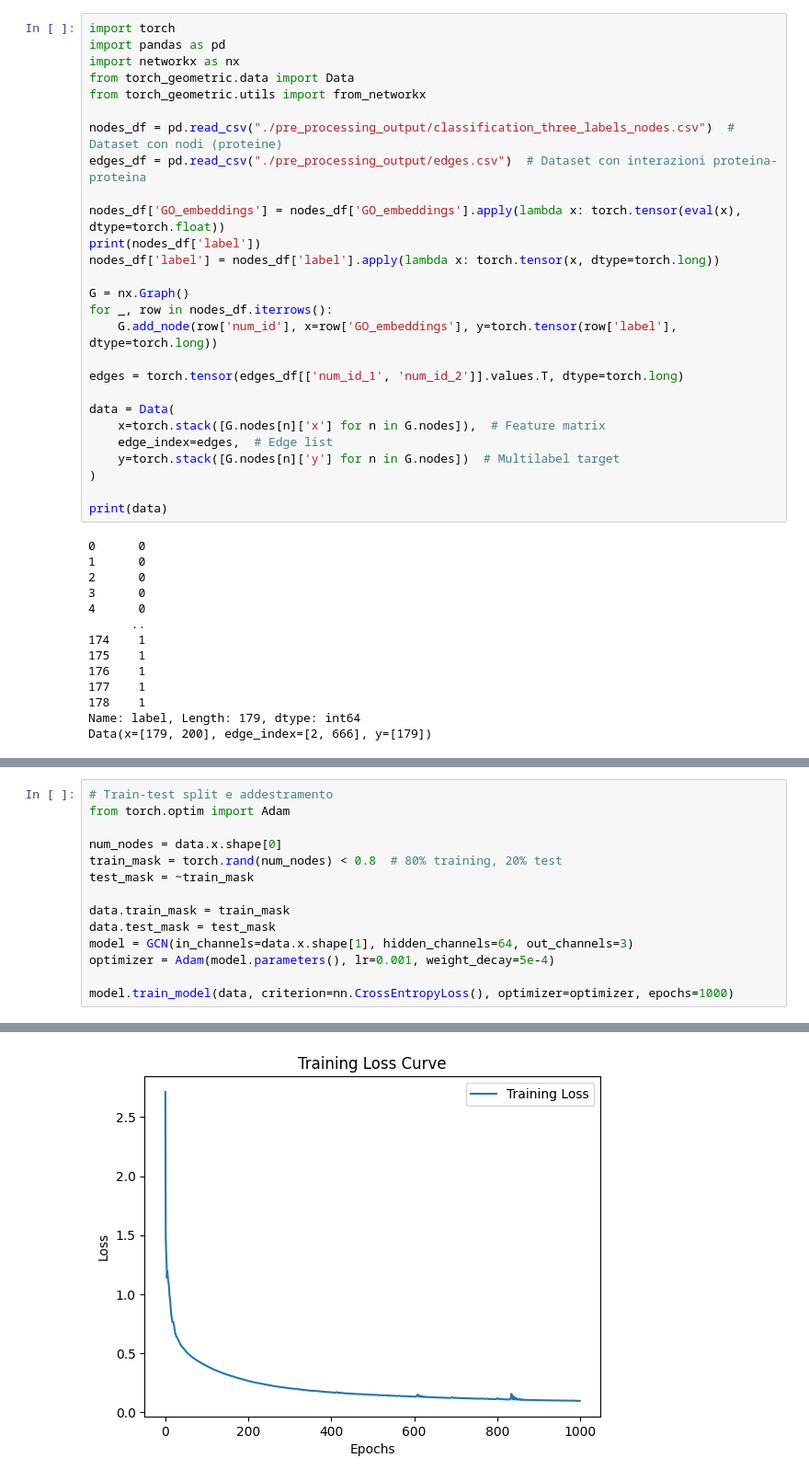
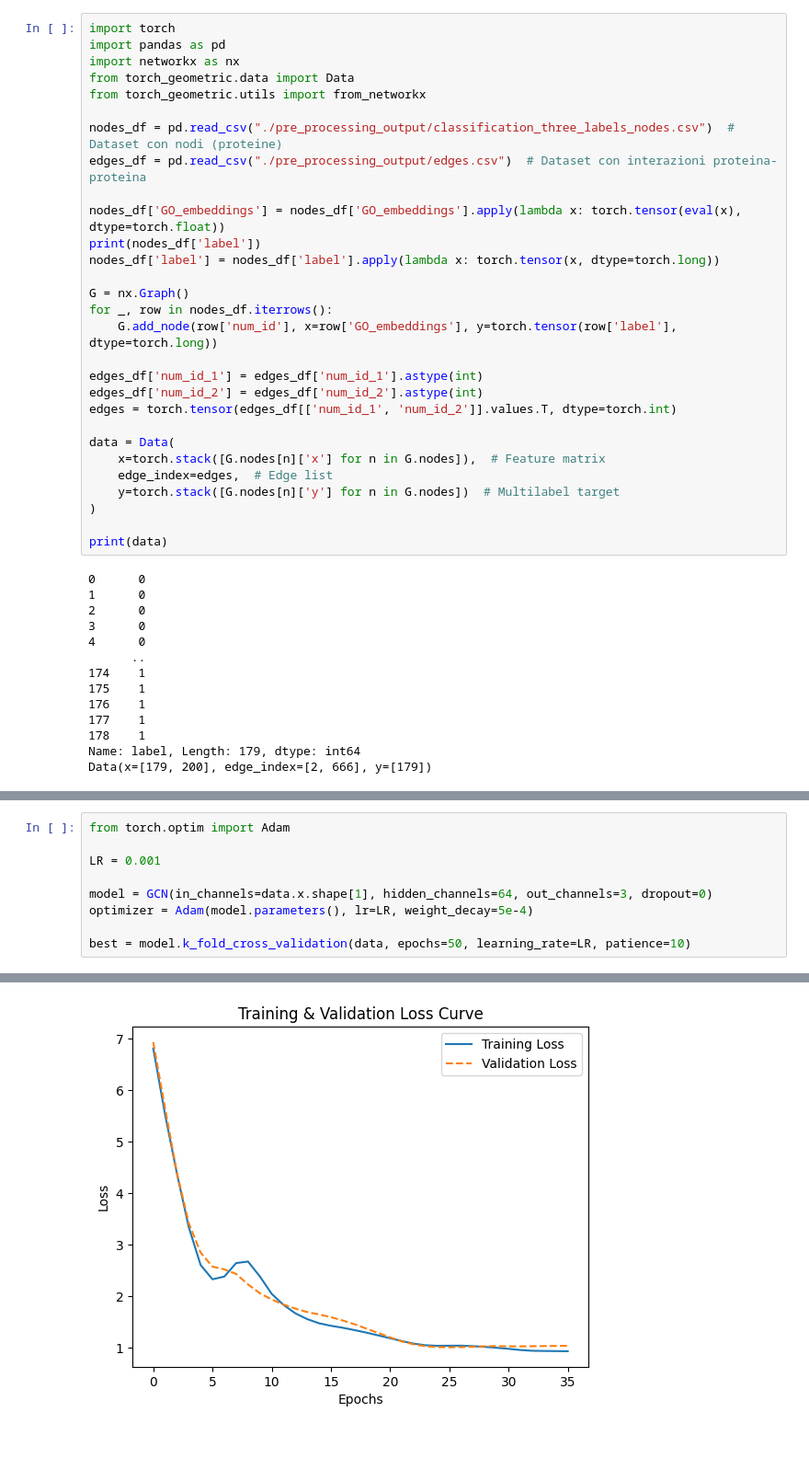
Before and after one commit to Emanuele19/TopologyPermutations, a Jupyter notebook: GCN_three_labels.ipynb, the cells around one changed output, grey strips where cells are left out. Shown: that part at 92% size. Cells and saved outputs as stored; diff of their text form; blank space fills up the shorter version.

```diff
--- a/GCN_three_labels.ipynb
+++ b/GCN_three_labels.ipynb
@@ -16,7 +16,9 @@ G = nx.Graph()
 for _, row in nodes_df.iterrows():
     G.add_node(row['num_id'], x=row['GO_embeddings'], y=torch.tensor(row['label'], dtype=torch.long))
 
-edges = torch.tensor(edges_df[['num_id_1', 'num_id_2']].values.T, dtype=torch.long)
+edges_df['num_id_1'] = edges_df['num_id_1'].astype(int)
+edges_df['num_id_2'] = edges_df['num_id_2'].astype(int)
+edges = torch.tensor(edges_df[['num_id_1', 'num_id_2']].values.T, dtype=torch.int)
 
 data = Data(
     x=torch.stack([G.nodes[n]['x'] for n in G.nodes]),  # Feature matrix
@@ -101,15 +196,10 @@ class GCN(torch.nn.Module):
 # %%
-# Train-test split e addestramento
 from torch.optim import Adam
 
-num_nodes = data.x.shape[0]
-train_mask = torch.rand(num_nodes) < 0.8  # 80% training, 20% test
-test_mask = ~train_mask
+LR = 0.001
 
-data.train_mask = train_mask
-data.test_mask = test_mask
-model = GCN(in_channels=data.x.shape[1], hidden_channels=64, out_channels=3)
-optimizer = Adam(model.parameters(), lr=0.001, weight_decay=5e-4)
+model = GCN(in_channels=data.x.shape[1], hidden_channels=64, out_channels=3, dropout=0)
+optimizer = Adam(model.parameters(), lr=LR, weight_decay=5e-4)
 
-model.train_model(data, criterion=nn.CrossEntropyLoss(), optimizer=optimizer, epochs=1000)
+best = model.k_fold_cross_validation(data, epochs=50, learning_rate=LR, patience=10)
 # %% [output]
@@ -133 +212 @@ Epoch 990, Loss: 0.0965
-[figure, old version]
+[figure, new version]
```
Also changed, not shown: parts of 4 cells of this notebook, 2 other files.
